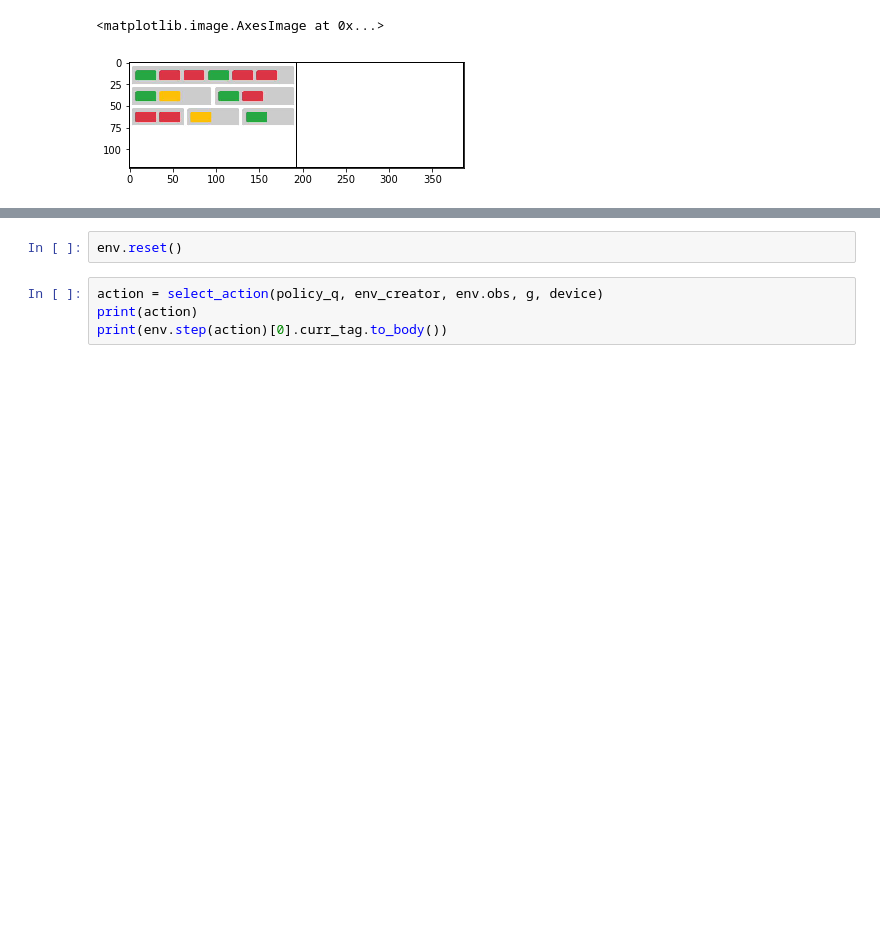
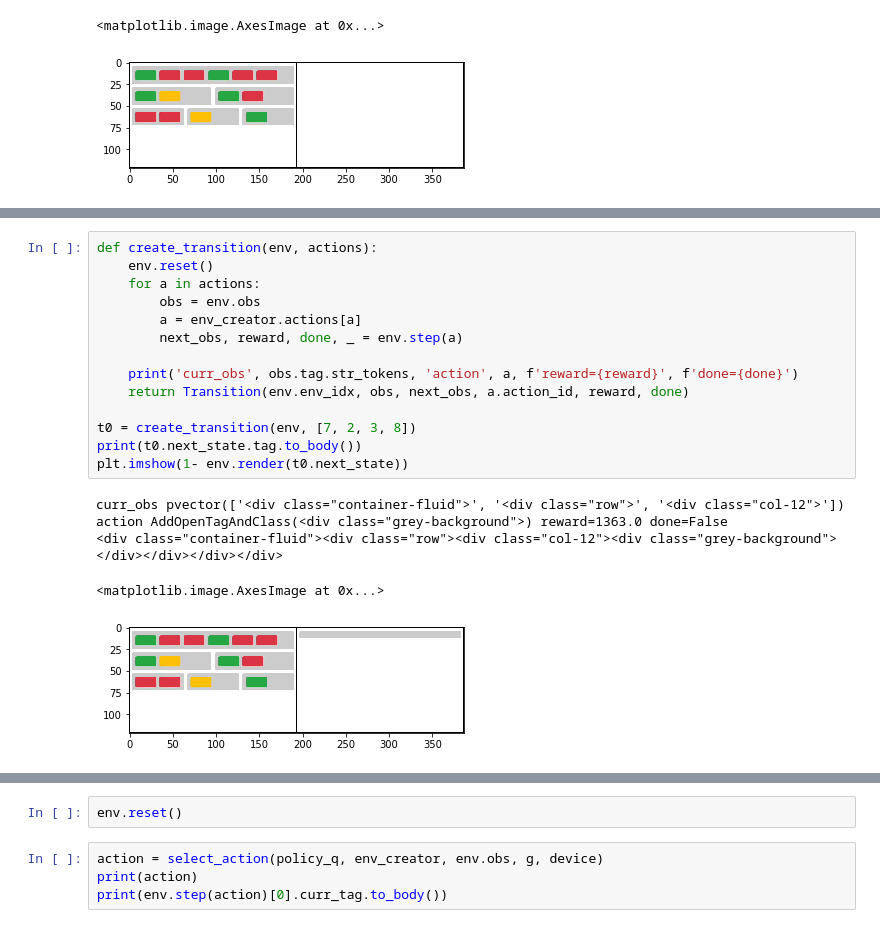
Before and after one commit to binh-vu/sketch2code, a Jupyter notebook: notebooks/s20_rl_dqn.ipynb, the cells around one changed output, grey strips where cells are left out. Saved outputs shown, nothing was run; the diff lists cells and outputs as text; blank space fills up the shorter version.

```diff
--- a/notebooks/s20_rl_dqn.ipynb
+++ b/notebooks/s20_rl_dqn.ipynb
@@ -299,0 +393,19 @@ take action: AddCloseTag() reward -5000
+# %%
+def create_transition(env, actions):
+    env.reset()
+    for a in actions:
+        obs = env.obs
+        a = env_creator.actions[a]
+        next_obs, reward, done, _ = env.step(a)
+
+    print('curr_obs', obs.tag.str_tokens, 'action', a, f'reward={reward}', f'done={done}')
+    return Transition(env.env_idx, obs, next_obs, a.action_id, reward, done)
+
+t0 = create_transition(env, [7, 2, 3, 8])
+print(t0.next_state.tag.to_body())
+plt.imshow(1- env.render(t0.next_state))
+# %% [output]
+curr_obs pvector(['<div class="container-fluid">', '<div class="row">', '<div class="col-12">']) action AddOpenTagAndClass(<div class="grey-background">) reward=1363.0 done=False
+<div class="container-fluid"><div class="row"><div class="col-12"><div class="grey-background"></div></div></div></div>
+<matplotlib.image.AxesImage at 0x...>
+[figure, added]
```
Also changed, not shown: parts of 30 cells of this notebook, 13 other files.
